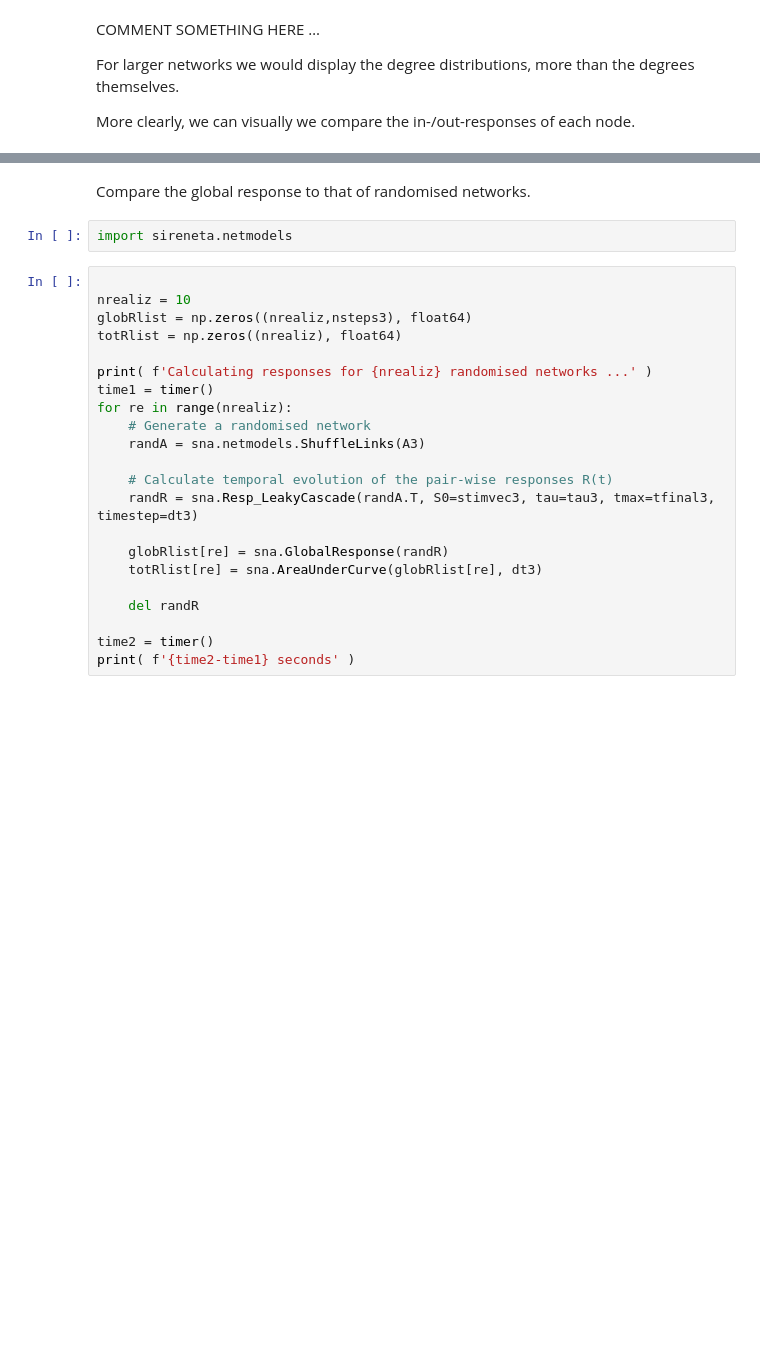
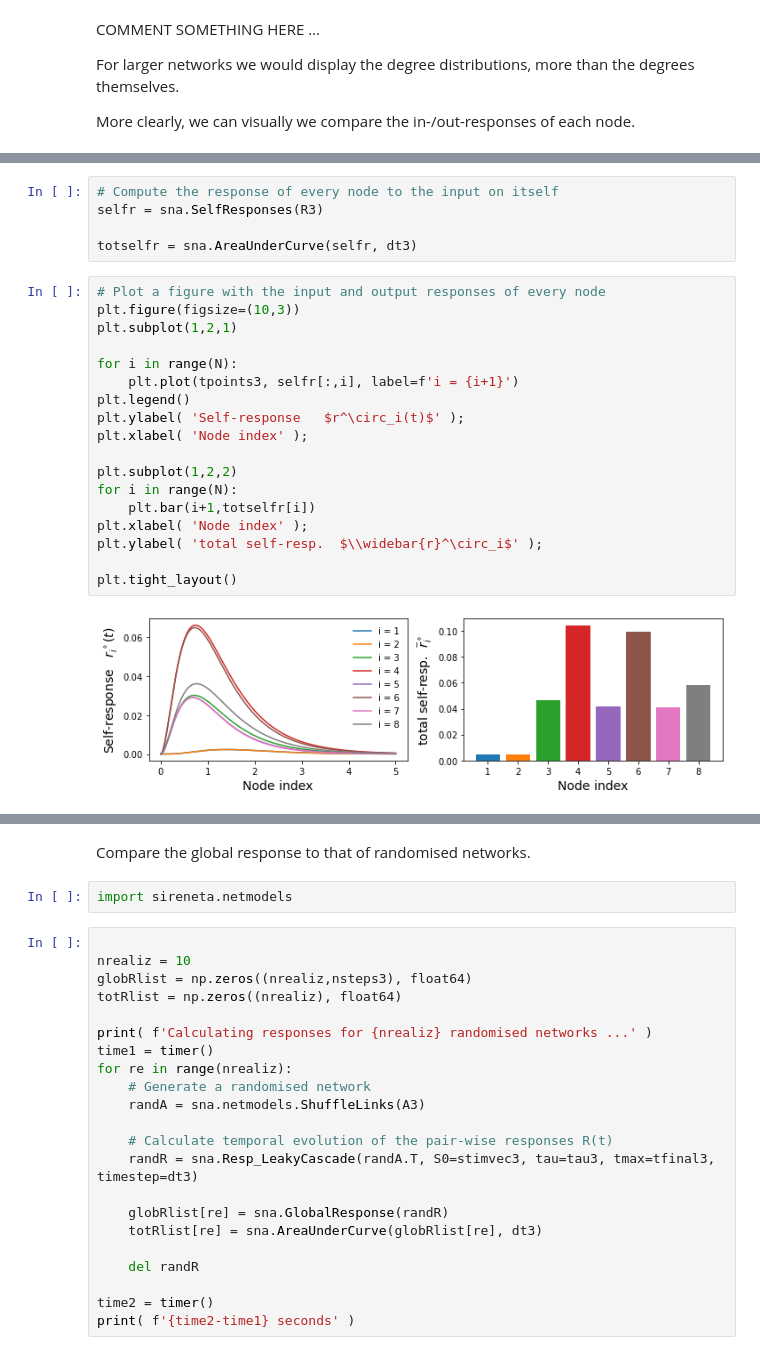
Before and after one commit to mb-BCA/SiReNetA_Tutorials, a Jupyter notebook: Tutorial_Notebooks/2_Basics_StimRespMetrics.ipynb, the cells around one changed output, grey strips where cells are left out. Cells and saved outputs as stored; diff of their text form; blank space fills up the shorter version.

```diff
--- a/Tutorial_Notebooks/2_Basics_StimRespMetrics.ipynb
+++ b/Tutorial_Notebooks/2_Basics_StimRespMetrics.ipynb
@@ -485,0 +524,25 @@ print(totinr_nodes.sum(), totoutr_nodes.sum())
+# %%
+# Compute the response of every node to the input on itself
+selfr = sna.SelfResponses(R3)
+
+totselfr = sna.AreaUnderCurve(selfr, dt3)
+# %%
+# Plot a figure with the input and output responses of every node
+plt.figure(figsize=(10,3))
+plt.subplot(1,2,1)
+
+for i in range(N):
+    plt.plot(tpoints3, selfr[:,i], label=f'i = {i+1}')
+plt.legend()
+plt.ylabel( 'Self-response   $r^\circ_i(t)$' );
+plt.xlabel( 'Node index' );
+
+plt.subplot(1,2,2)
+for i in range(N):
+    plt.bar(i+1,totselfr[i])
+plt.xlabel( 'Node index' );
+plt.ylabel( 'total self-resp.  $\\widebar{r}^\circ_i$' );
+
+plt.tight_layout()
+# %% [output]
+[figure, added]
```
Also changed, not shown: parts of 28 cells of this notebook.
